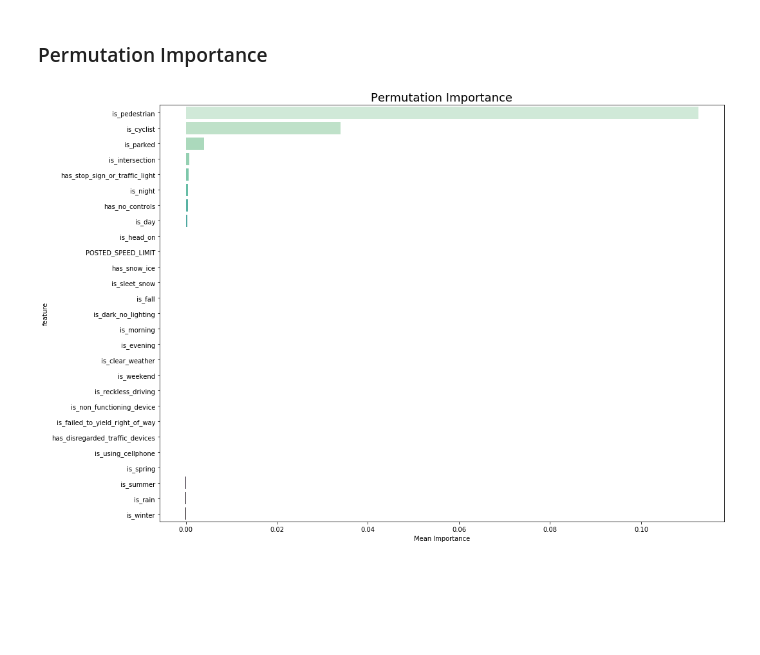
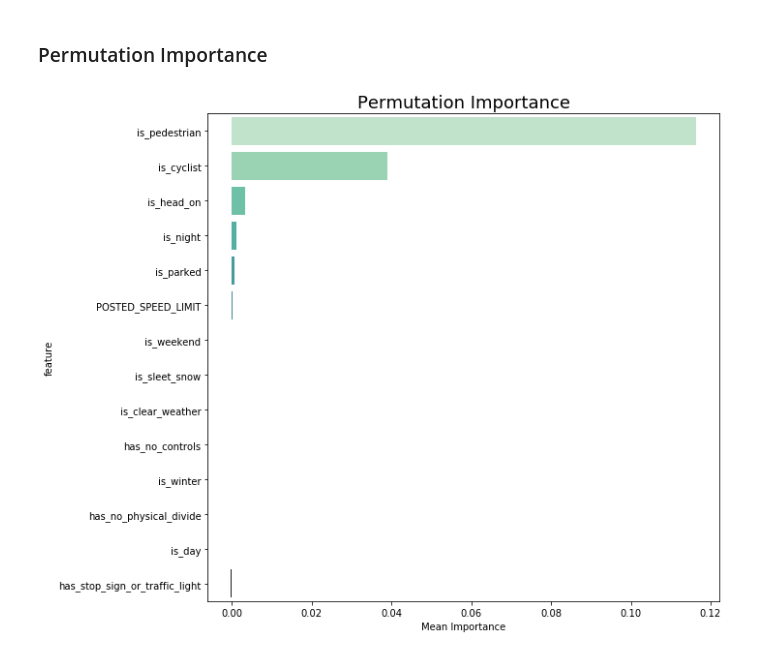
Before and after one commit to Morgan-Sell/chicago-traffic-safety, a Jupyter notebook: random_forest.ipynb, the cells around one changed output. Saved outputs shown, nothing was run; the diff lists cells and outputs as text; code cells hidden in the pictures; blank space fills up the shorter version.

```diff
--- a/random_forest.ipynb
+++ b/random_forest.ipynb
@@ -85,8 +89,8 @@ print('Max. Depth of Tree: ', best_model.best_estimator_.get_params()['max_depth
 # %% [markdown]
 ### Train and Predict
 # %%
-n_estimators = 50
-max_features = 5
+n_estimators = 10
+max_features = 3
 max_depth = 3
 
 rf = RandomForestClassifier(n_estimators=n_estimators, max_features=max_features, max_depth=max_depth, random_state=3)
@@ -109,6 +123,6 @@ sns.heatmap(cf_matrix, cmap='coolwarm', annot=True, annot_kws={'size': 20, 'font
 # %% [markdown]
 ### Permutation Importance
 # %%
-ensemble_utils.calculate_and_plot_permutation_importance(rf, X_over, y_over, 20, 3, (15,10), 16, X_train.columns)
+ensemble_utils.calculate_and_plot_permutation_importance(rf, X_over, y_over, 20, 3, (10,8), 16, X_train.columns)
 # %% [output]
-[figure, old version]
+[figure, new version]
```
Also changed, not shown: parts of 7 cells of this notebook, 8 other files.
